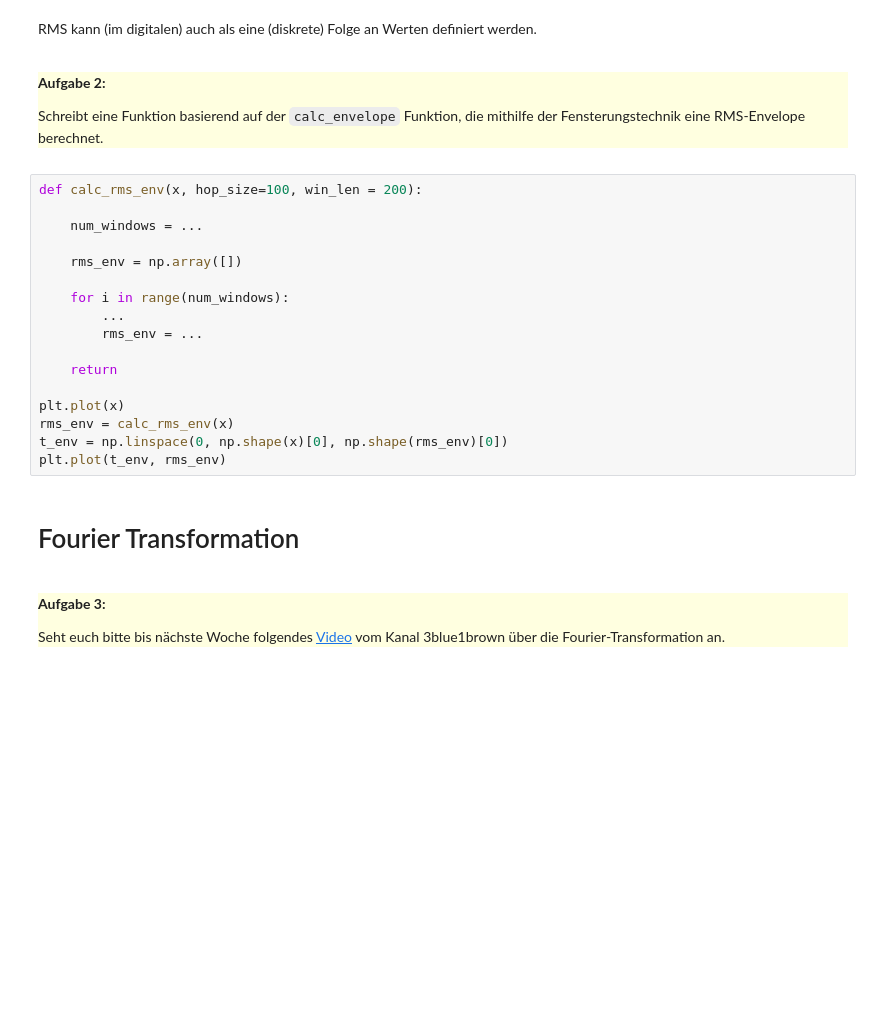
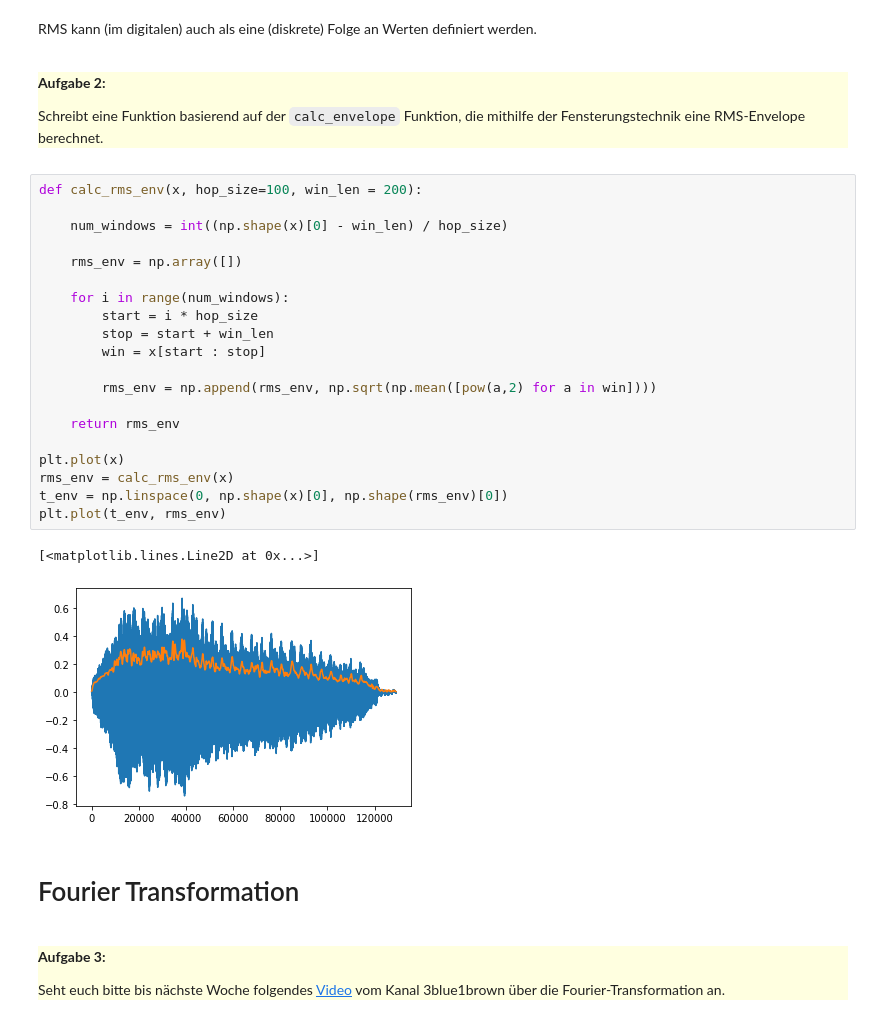
Before and after one commit to kjhsdf/Audio-Based-Music-Processing-2020, a Jupyter notebook: 05/Hausaufgabe_RMS_Fourier_intro.ipynb, the cells around one changed output. Saved outputs shown, nothing was run; the diff lists cells and outputs as text; blank space fills up the shorter version.

```diff
--- a/05/Hausaufgabe_RMS_Fourier_intro.ipynb
+++ b/05/Hausaufgabe_RMS_Fourier_intro.ipynb
@@ -51,20 +57,26 @@ Schreibt eine Funktion basierend auf der `calc_envelope` Funktion, die mithilfe
 # %%
 def calc_rms_env(x, hop_size=100, win_len = 200):
 
-    num_windows = ...
+    num_windows = int((np.shape(x)[0] - win_len) / hop_size)
 
     rms_env = np.array([])
 
     for i in range(num_windows):
-        ...
-        rms_env = ...
+        start = i * hop_size
+        stop = start + win_len
+        win = x[start : stop]
 
-    return
+        rms_env = np.append(rms_env, np.sqrt(np.mean([pow(a,2) for a in win])))
+
+    return rms_env
 
 plt.plot(x)
 rms_env = calc_rms_env(x)
 t_env = np.linspace(0, np.shape(x)[0], np.shape(rms_env)[0])
 plt.plot(t_env, rms_env)
+# %% [output]
+[<matplotlib.lines.Line2D at 0x...>]
+[figure, added]
 # %% [markdown]
 # Fourier Transformation
 
```
Also changed, not shown: parts of 2 cells of this notebook, 1 other file.
